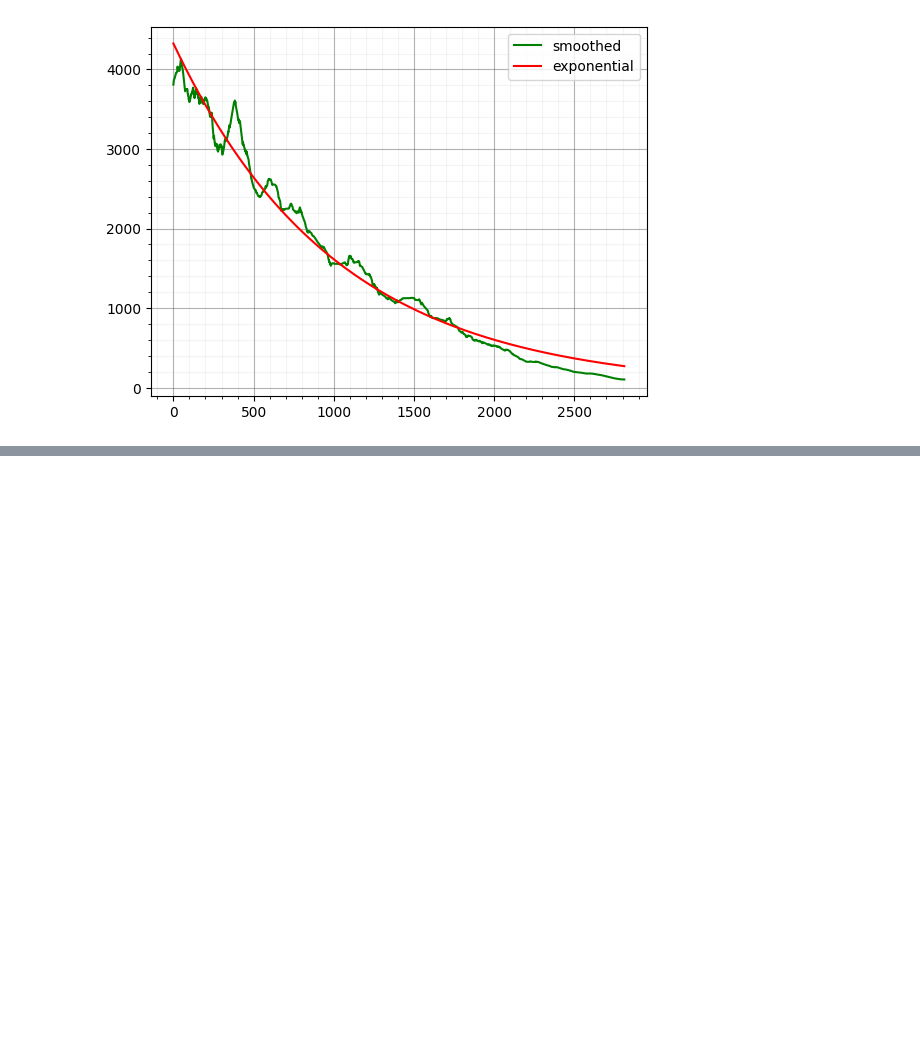
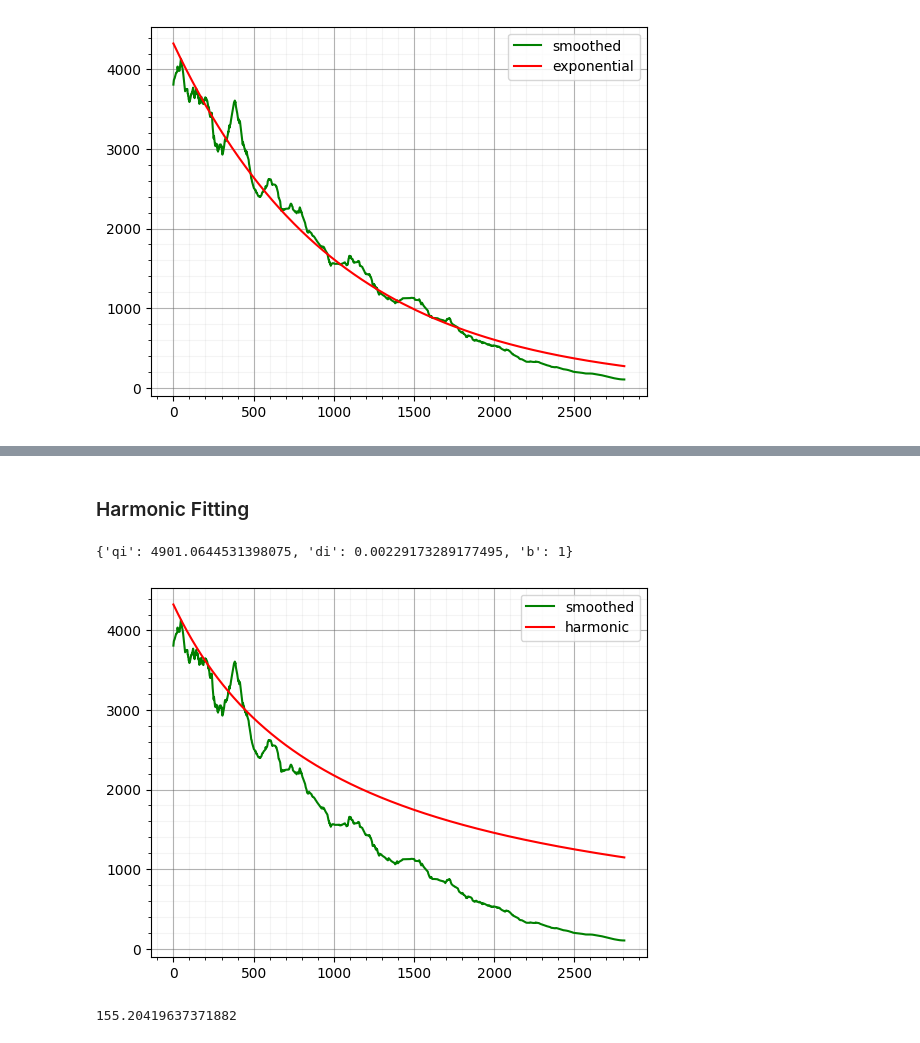
Before and after one commit to harycp/dca-learn-volve, a Jupyter notebook: dca-func-approach.ipynb, the cells around one changed output, grey strips where cells are left out. Cells and saved outputs as stored; diff of their text form; code cells hidden in the pictures; blank space fills up the shorter version.

Commit message:
feat: harmonic fitting

```diff
--- a/dca-func-approach.ipynb
+++ b/dca-func-approach.ipynb
@@ -173,0 +186,2 @@ plt.show()
+# %% [markdown]
+### Harmonic Fitting
@@ -173,0 +202,25 @@ plt.show()
+# %%
+params_h
+# %% [output]
+{'qi': 4901.0644531398075, 'di': 0.00229173289177495, 'b': 1}
+# %%
+Q_h  = harmonic(T, params["qi"], params["di"])
+# %%
+plt.plot(T, Q, label="smoothed", color="green")
+plt.plot(T, Q_h, label="harmonic", color="red")
+
+plt.legend()
+
+plt.grid(which="major", color="#666666", linestyle="-", alpha=.5)
+plt.grid(which="minor", color="#999999", linestyle="-", alpha=.1)
+
+plt.minorticks_on()
+
+plt.show()
+# %% [output]
+[figure, added]
+# %%
+RMSE = error_function(Q, Q_exp)
+RMSE
+# %% [output]
+155.20419637371882
```
Also changed, not shown: parts of 5 cells of this notebook.
